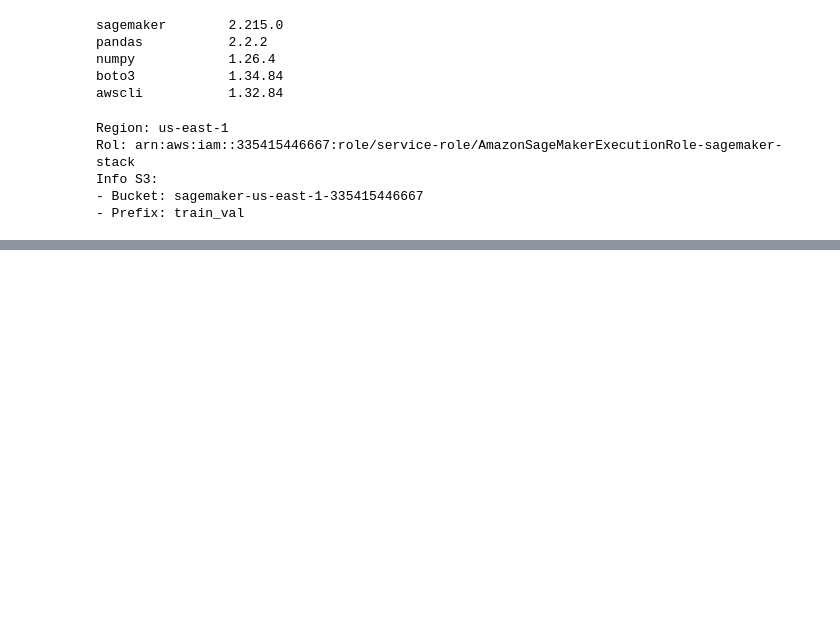
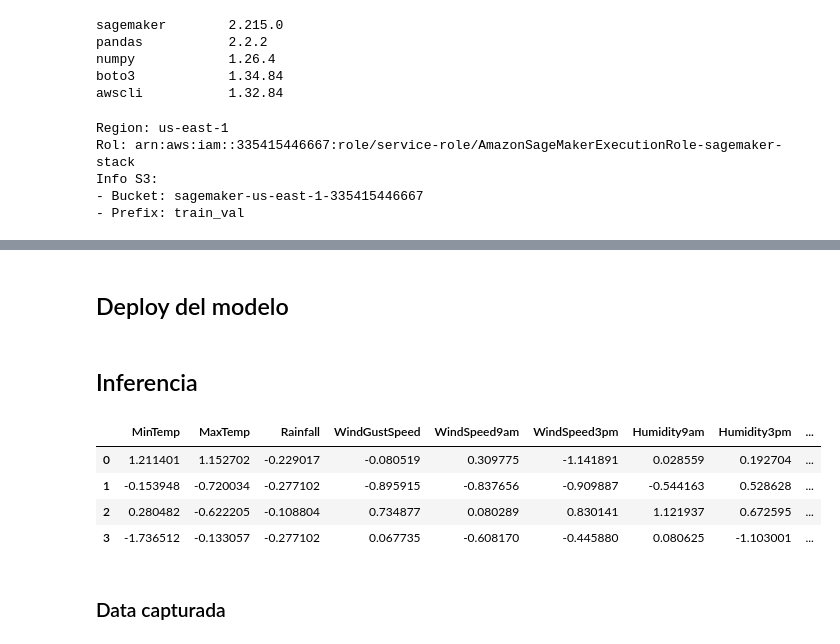
Before and after one commit to trOOnies/itba-aws-mle, a Jupyter notebook: productivo/step2_deploy.ipynb, the cells around one changed output, grey strips where cells are left out. Cells and saved outputs as stored; diff of their text form; code cells hidden in the pictures; blank space fills up the shorter version.

```diff
--- a/productivo/step2_deploy.ipynb
+++ b/productivo/step2_deploy.ipynb
@@ -68,0 +78,2 @@ print(f"- XGBoost: {xgboost_model_path}")
+# %% [markdown]
+## Deploy del modelo
@@ -68,0 +102,2 @@ print(f"- XGBoost: {xgboost_model_path}")
+# %% [markdown]
+## Inferencia
@@ -68,0 +115,31 @@ print(f"- XGBoost: {xgboost_model_path}")
+# %%
+# Usamos las filas 0, 1, 8 & 9 de la data de train_val (F, F, T, T)
+examples = {
+    "MinTemp":           [ 1.211401,     -0.153948,      0.280482,      -1.736512],
+    "MaxTemp":           [ 1.152702,     -0.720034,     -0.622205,      -0.133057],
+    "Rainfall":          [-0.229017,     -0.277102,     -0.108804,      -0.277102],
+    "WindGustSpeed":     [-0.080519,     -0.895915,      0.734877,       0.067735],
+    "WindSpeed9am":      [ 0.309775,     -0.837656,      0.080289,      -0.608170],
+    "WindSpeed3pm":      [-1.141891,     -0.909887,      0.830141,      -0.445880],
+    "Humidity9am":       [ 0.028559,     -0.544163,      1.121937,       0.080625],
+    "Humidity3pm":       [ 0.192704,      0.528628,      0.672595,      -1.103001],
+    "Pressure9am":       [-1.371232,      0.800877,     -0.214654,      -0.398014],
+    "Pressure3pm":       [-1.383499,      0.781688,     -0.215437,      -0.941915],
+    "Temp9am":           [ 1.247170,     -0.416770,     -0.355708,      -0.676284],
+    "Temp3pm":           [ 1.162131,     -0.642591,     -0.513682,      -0.098310],
+    "RainToday":         [-0.531932,     -0.531932,      1.879924,      -0.531932],
+    "WindGustDir_east":  [ 1.324919,     -1.270054,     -0.510004,       1.324919],
+    "WindGustDir_north": [-0.474859,      0.618431,     -1.247932,       0.618431],
+    "WindDir9am_east":   [ 1.405556,     -1.060554,     -1.373707,       1.295592],
+    "WindDir9am_north":  [-0.013734,     -0.994312,     -0.544419,       0.516952],
+    "WindDir3pm_east":   [ 1.334753,      1.029443,     -0.5054534,      1.334753],
+    "WindDir3pm_north":  [ 0.605610,     -0.945701,     -1.254276,       0.6056103],
+}
+examples = pandas.DataFrame.from_dict(examples)
+examples
+# %% [output]
+|  | MinTemp | MaxTemp | Rainfall | WindGustSpeed | WindSpeed9am | WindSpeed3pm | Humidity9am | Humidity3pm | ... |
+| 0 | 1.211401 | 1.152702 | -0.229017 | -0.080519 | 0.309775 | -1.141891 | 0.028559 | 0.192704 | ... |
+| 1 | -0.153948 | -0.720034 | -0.277102 | -0.895915 | -0.837656 | -0.909887 | -0.544163 | 0.528628 | ... |
+| 2 | 0.280482 | -0.622205 | -0.108804 | 0.734877 | 0.080289 | 0.830141 | 1.121937 | 0.672595 | ... |
+| 3 | -1.736512 | -0.133057 | -0.277102 | 0.067735 | -0.608170 | -0.445880 | 0.080625 | -1.103001 | ... |
@@ -68,0 +153,2 @@ print(f"- XGBoost: {xgboost_model_path}")
+# %% [markdown]
+### Data capturada
```
Also changed, not shown: parts of 11 cells of this notebook, 6 other files.
